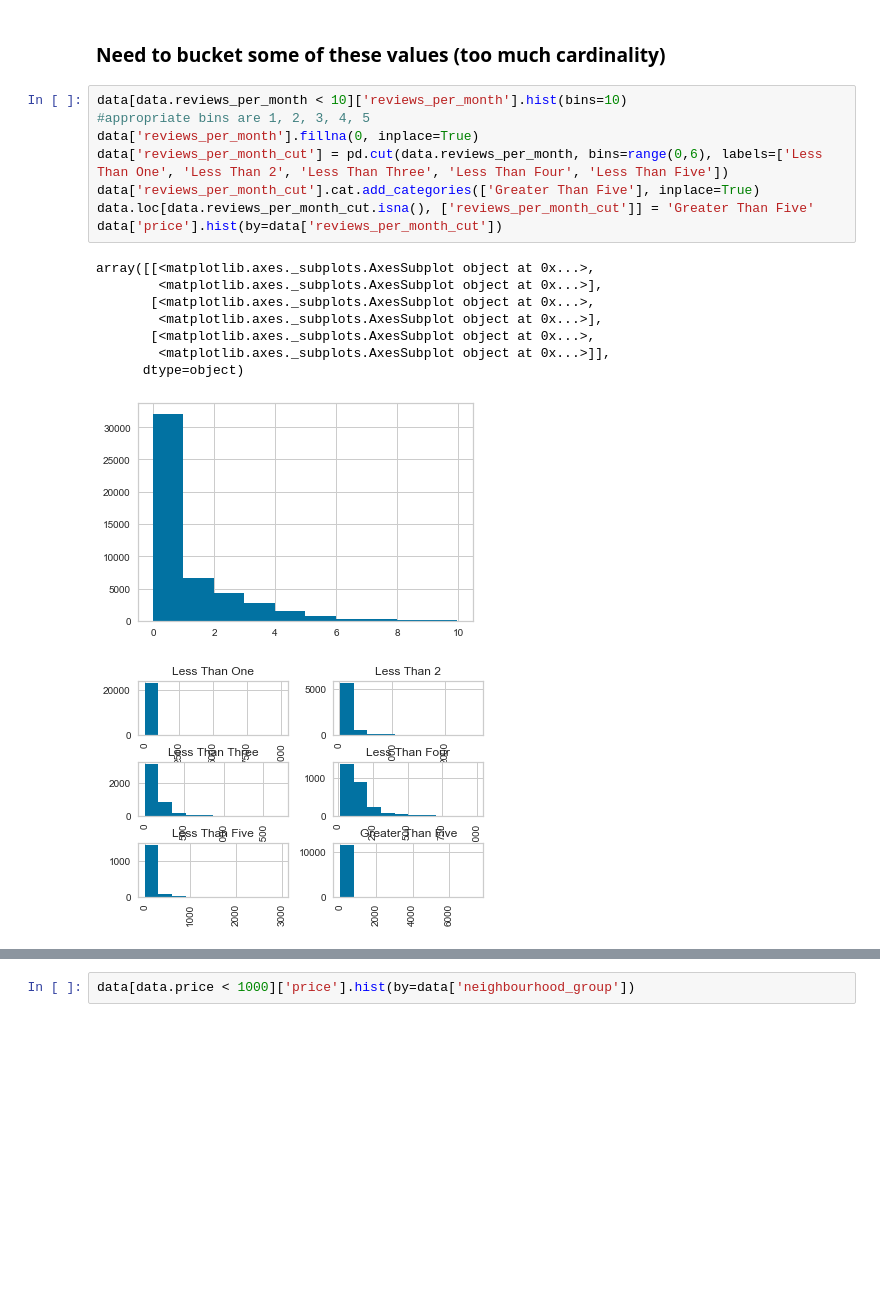
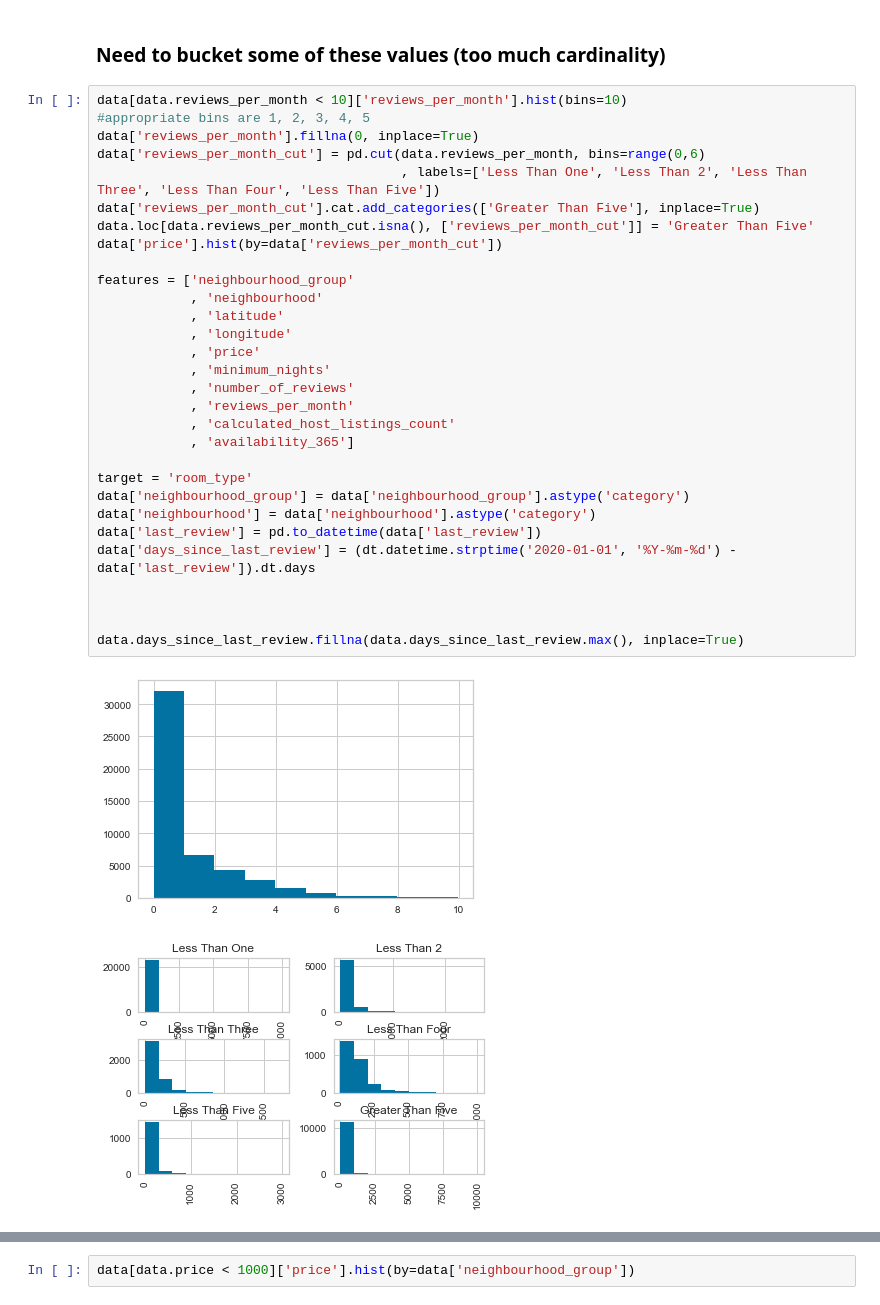
Before and after one commit to fastest-parrot/ml1-lab1, a Jupyter notebook: sk_eda_airbnb.ipynb, the cells around one changed output, grey strips where cells are left out. Drawn from its saved outputs; the diff is of its cells as text; blank space fills up the shorter version.

```diff
--- a/sk_eda_airbnb.ipynb
+++ b/sk_eda_airbnb.ipynb
@@ -129,18 +135,33 @@ len(data[data['last_review'].isna()])
 # %%
 data[data.reviews_per_month < 10]['reviews_per_month'].hist(bins=10)
 #appropriate bins are 1, 2, 3, 4, 5
 data['reviews_per_month'].fillna(0, inplace=True)
-data['reviews_per_month_cut'] = pd.cut(data.reviews_per_month, bins=range(0,6), labels=['Less Than One', 'Less Than 2', 'Less Than Three', 'Less Than Four', 'Less Than Five'])
+data['reviews_per_month_cut'] = pd.cut(data.reviews_per_month, bins=range(0,6)
+                                       , labels=['Less Than One', 'Less Than 2', 'Less Than Three', 'Less Than Four', 'Less Than Five'])
 data['reviews_per_month_cut'].cat.add_categories(['Greater Than Five'], inplace=True)
 data.loc[data.reviews_per_month_cut.isna(), ['reviews_per_month_cut']] = 'Greater Than Five'
 data['price'].hist(by=data['reviews_per_month_cut'])
+
+features = ['neighbourhood_group'
+            , 'neighbourhood'
+            , 'latitude'
+            , 'longitude'
+            , 'price'
+            , 'minimum_nights'
+            , 'number_of_reviews'
+            , 'reviews_per_month'
+            , 'calculated_host_listings_count'
+            , 'availability_365']
+
+target = 'room_type'
+data['neighbourhood_group'] = data['neighbourhood_group'].astype('category')
+data['neighbourhood'] = data['neighbourhood'].astype('category')
+data['last_review'] = pd.to_datetime(data['last_review'])
+data['days_since_last_review'] = (dt.datetime.strptime('2020-01-01', '%Y-%m-%d') - data['last_review']).dt.days
+
+
+
+data.days_since_last_review.fillna(data.days_since_last_review.max(), inplace=True)
 # %% [output]
-array([[<matplotlib.axes._subplots.AxesSubplot object at 0x...>,
-        <matplotlib.axes._subplots.AxesSubplot object at 0x...>],
-       [<matplotlib.axes._subplots.AxesSubplot object at 0x...>,
-        <matplotlib.axes._subplots.AxesSubplot object at 0x...>],
-       [<matplotlib.axes._subplots.AxesSubplot object at 0x...>,
-        <matplotlib.axes._subplots.AxesSubplot object at 0x...>]],
-      dtype=object)
 [figure]
-[figure, old version]
+[figure, new version]
```
Also changed, not shown: parts of 21 cells of this notebook.
